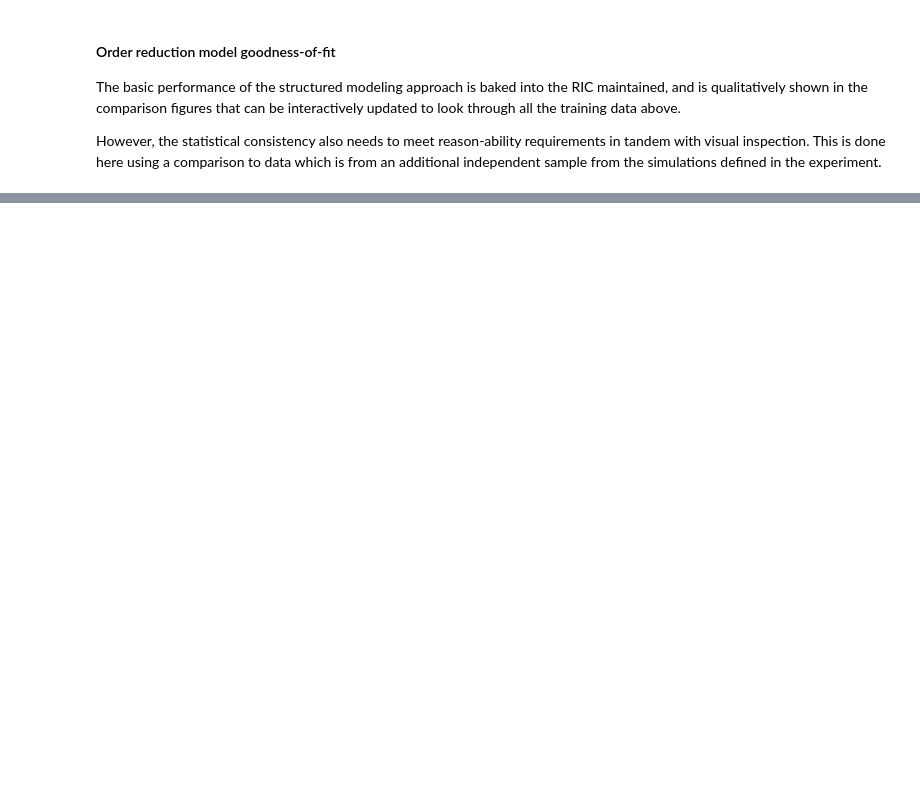
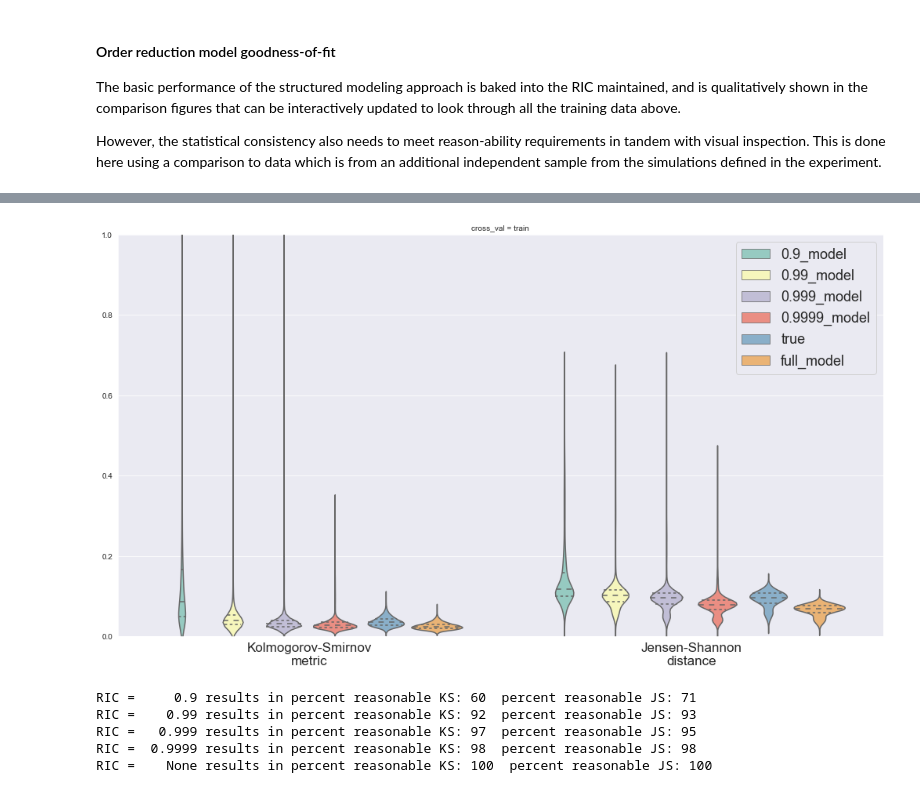
Before and after one commit to acb-code/distribution-surrogates, a Jupyter notebook: 4_emulator_parametric_OR.ipynb, the cells around one changed output, grey strips where cells are left out. Cells and saved outputs as stored; diff of their text form; code cells hidden in the pictures; blank space fills up the shorter version.

```diff
--- a/4_emulator_parametric_OR.ipynb
+++ b/4_emulator_parametric_OR.ipynb
@@ -840,0 +372,45 @@ Time to calculate differencing metrics:  0:00:32.070001
+# %%
+# get dataframe with metrics from analysis objects
+pca_sweep_dfs = [obj.get_differencing_df() for obj in pca_sweep_analyses]
+
+updated_dfs = []
+for (ric_id, df) in zip(rics, pca_sweep_dfs):
+    if ric_id is None:
+        true_df = df[(df['comparison'] == 'true')]
+        model_df = df[(df['comparison'] == 'model')]
+        model_df['comparison'] = 'full_model'
+        model_df = pd.concat([true_df, model_df], axis=0)
+    else:
+        model_df = df[(df['comparison'] == 'model')]
+        model_df['comparison'] = str(ric_id) + '_model'
+    updated_dfs.append(model_df)
+pca_sweep_final_df = pd.concat(updated_dfs, axis=0)
+# %%
+# define multi plotting function
+def plot_multi_stat_consistency_comparison(df):
+        """Plot the comparison of statistical consistency for KS and JS for one crossval type"""
+        # main violin plots
+        g = sns.catplot(data=df, x='test_type', y='metric', hue='comparison', palette='Set3',
+                        height=8, aspect=1.8, inner='quartile', col='cross_val', kind='violin')
+        (g.set_axis_labels("", "")
+          .set_xticklabels(["Kolmogorov-Smirnov\nmetric", "Jensen-Shannon\ndistance"], size=17)
+          .set(ylim=(0,1))
+          ._legend.remove())
+        plt.legend(fontsize=18)
+        return g
+
+sweep_fig = plot_multi_stat_consistency_comparison(pca_sweep_final_df)
+plt.savefig(datasavedir + '/sweep_parametric_case_ecdf_or.png')
+# %% [output]
+[figure, added]
+# %%
+# percent reasonable
+for ric_id, obj in zip(rics, pca_sweep_analyses):
+    print('RIC = {:>7}'.format(str(ric_id)), 'results in percent reasonable KS: {:.0f}'.format(obj.percent_reasonable_model_ks),
+          ' percent reasonable JS: {:.0f}'.format(obj.percent_reasonable_model_js))
+# %% [output]
+RIC =     0.9 results in percent reasonable KS: 60  percent reasonable JS: 71
+RIC =    0.99 results in percent reasonable KS: 92  percent reasonable JS: 93
+RIC =   0.999 results in percent reasonable KS: 97  percent reasonable JS: 95
+RIC =  0.9999 results in percent reasonable KS: 98  percent reasonable JS: 98
+RIC =    None results in percent reasonable KS: 100  percent reasonable JS: 100
```
Also changed, not shown: parts of 20 cells of this notebook, 2 other files.
